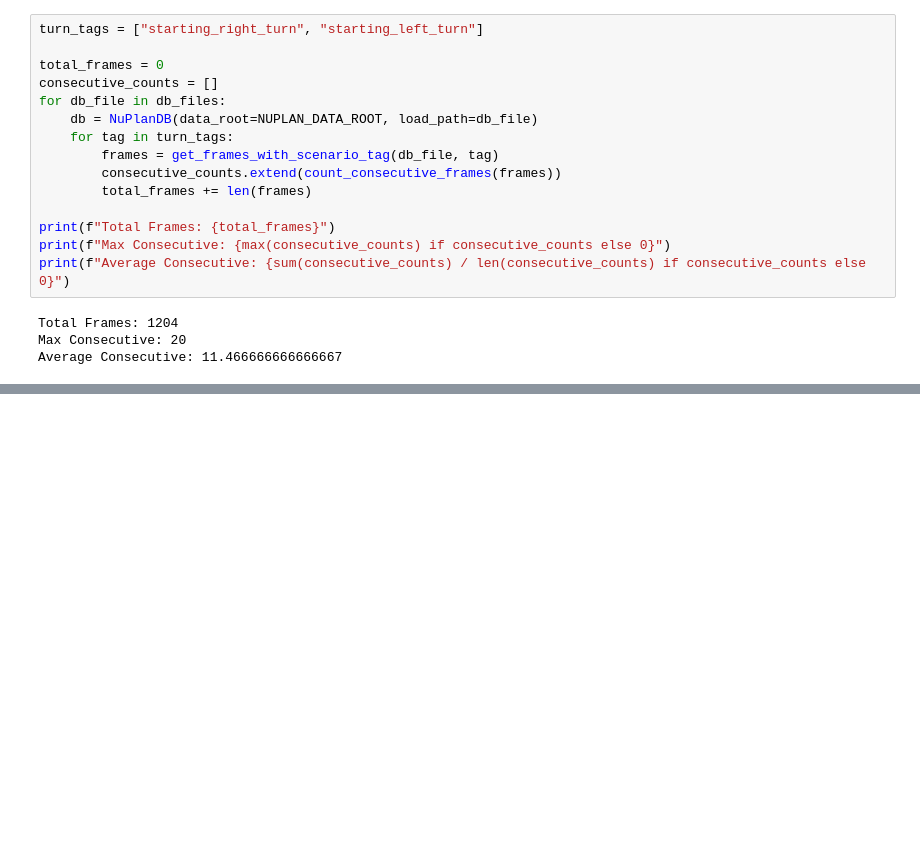
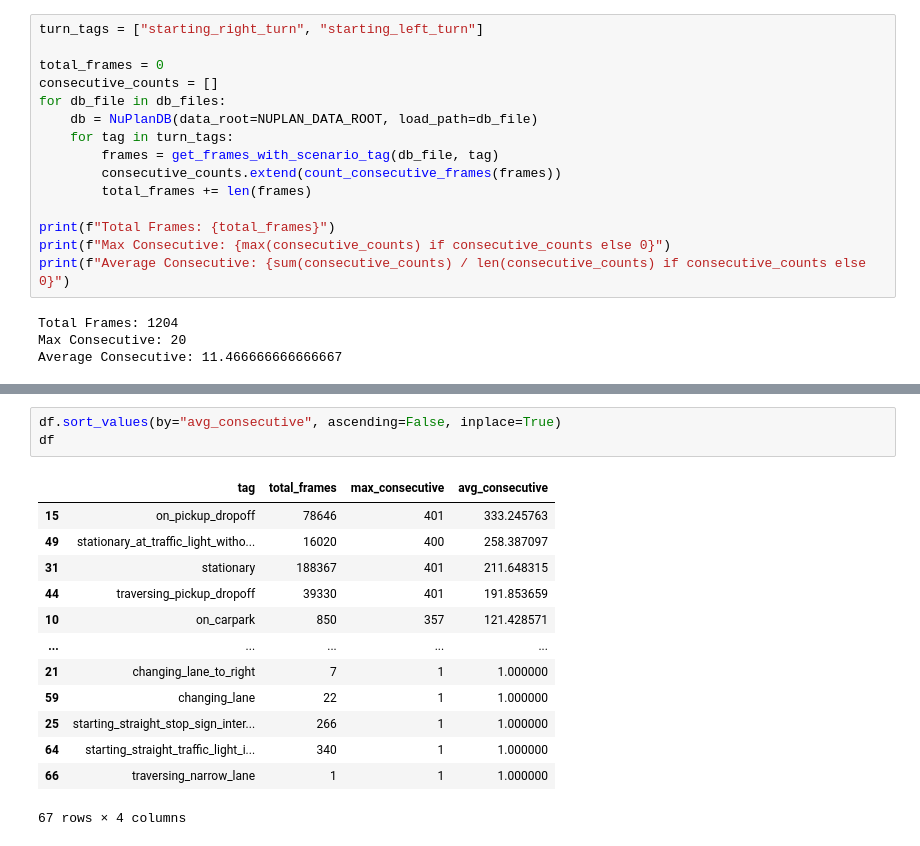
Before and after one commit to ZendarInc/nuplan-devkit, a Jupyter notebook: notebooks/nuplan_dataset.ipynb, the cells around one changed output, grey strips where cells are left out. Drawn from its saved outputs; the diff is of its cells as text; blank space fills up the shorter version.

```diff
--- a/notebooks/nuplan_dataset.ipynb
+++ b/notebooks/nuplan_dataset.ipynb
@@ -331,0 +366,17 @@ Average Consecutive: 11.466666666666667
+# %%
+df.sort_values(by="avg_consecutive", ascending=False, inplace=True)
+df
+# %% [output]
+|  | tag | total_frames | max_consecutive | avg_consecutive |
+| 15 | on_pickup_dropoff | 78646 | 401 | 333.245763 |
+| 49 | stationary_at_traffic_light_witho... | 16020 | 400 | 258.387097 |
+| 31 | stationary | 188367 | 401 | 211.648315 |
+| 44 | traversing_pickup_dropoff | 39330 | 401 | 191.853659 |
+| 10 | on_carpark | 850 | 357 | 121.428571 |
+| ... | ... | ... | ... | ... |
+| 21 | changing_lane_to_right | 7 | 1 | 1.000000 |
+| 59 | changing_lane | 22 | 1 | 1.000000 |
+| 25 | starting_straight_stop_sign_inter... | 266 | 1 | 1.000000 |
+| 64 | starting_straight_traffic_light_i... | 340 | 1 | 1.000000 |
+| 66 | traversing_narrow_lane | 1 | 1 | 1.000000 |
+67 rows × 4 columns
```
Also changed, not shown: parts of 3 cells of this notebook, 1 other file.
